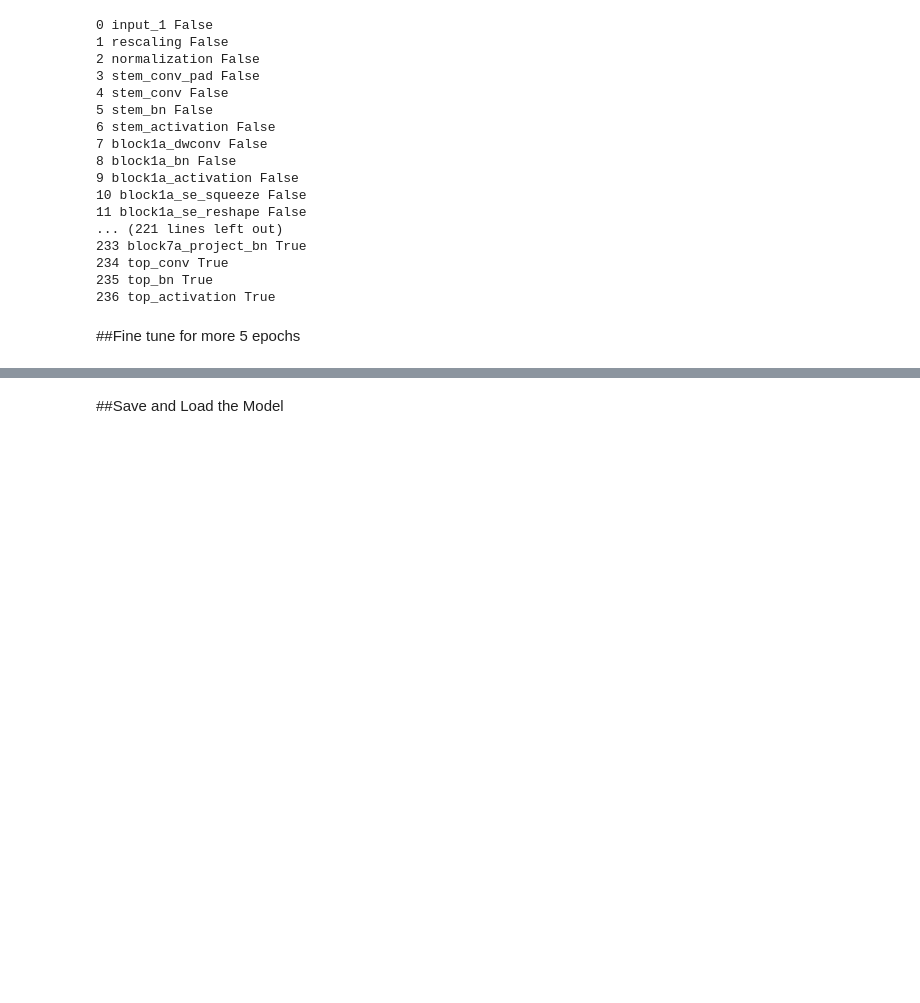
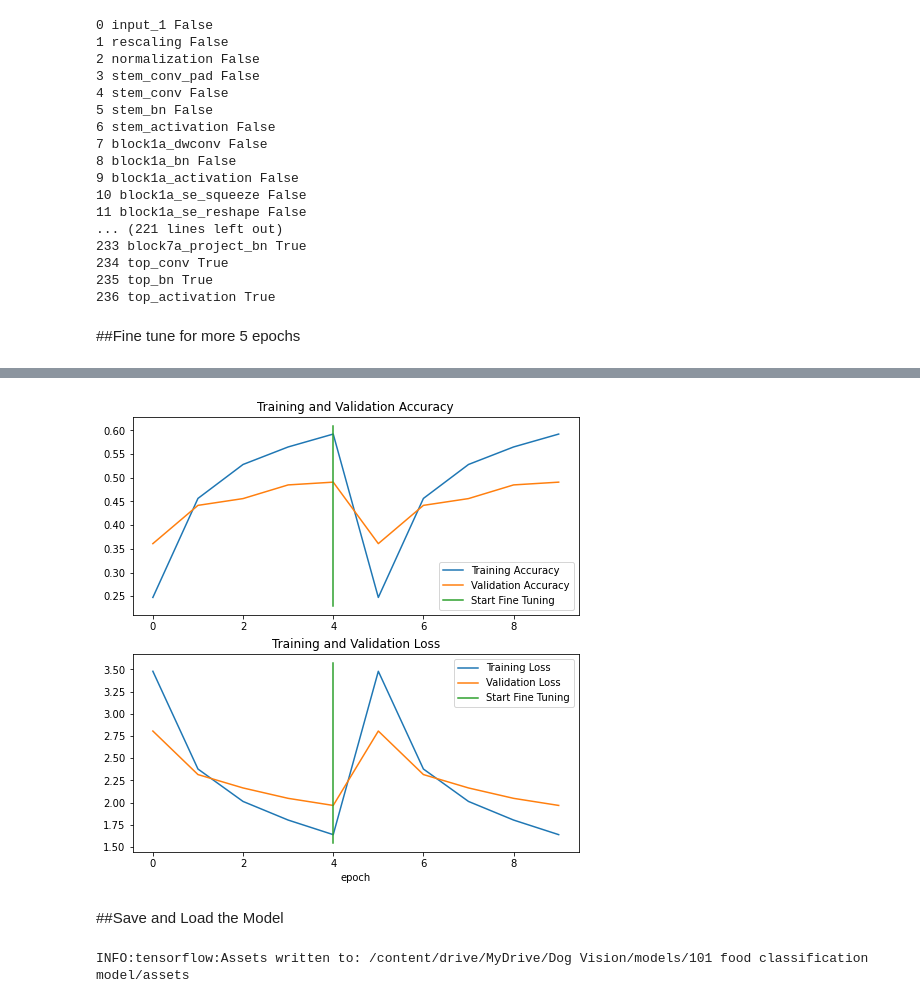
Before and after one commit to PasinduUkwatta/TensorFlow--Practise, a Jupyter notebook: 06_Transfer_Learning_in_tensorflow_Scalling_Up.ipynb, the cells around one changed output, grey strips where cells are left out. Cells and saved outputs as stored; diff of their text form; code cells hidden in the pictures; blank space fills up the shorter version.

Commit message:
Scaling up TensorFlow Project Day 4

```diff
--- a/06_Transfer_Learning_in_tensorflow_Scalling_Up.ipynb
+++ b/06_Transfer_Learning_in_tensorflow_Scalling_Up.ipynb
@@ -285,7 +301,14 @@ all_classes_10_percent_fine_tune_results=model.evaluate(test_data)
 # %%
 #comapre the histories with fine tune model
-compare_historys(original_history=feature_exraction_results,
-                  new_history=all_classes_10_percent_fine_tune_results,
+compare_historys(original_history=history_all_classes_10_percent,
+                  new_history=history_all_classes_10_percent,
                   initial_epochs=5)
+# %% [output]
+[figure, added]
 # %% [markdown]
 ##Save and Load the Model
+# %%
+#save the model
+model.save("/content/drive/MyDrive/Dog Vision/models/101 food classification model")
+# %% [output]
+INFO:tensorflow:Assets written to: /content/drive/MyDrive/Dog Vision/models/101 food classification model/assets
```
Also changed, not shown: parts of 50 cells of this notebook, 2 other files.
